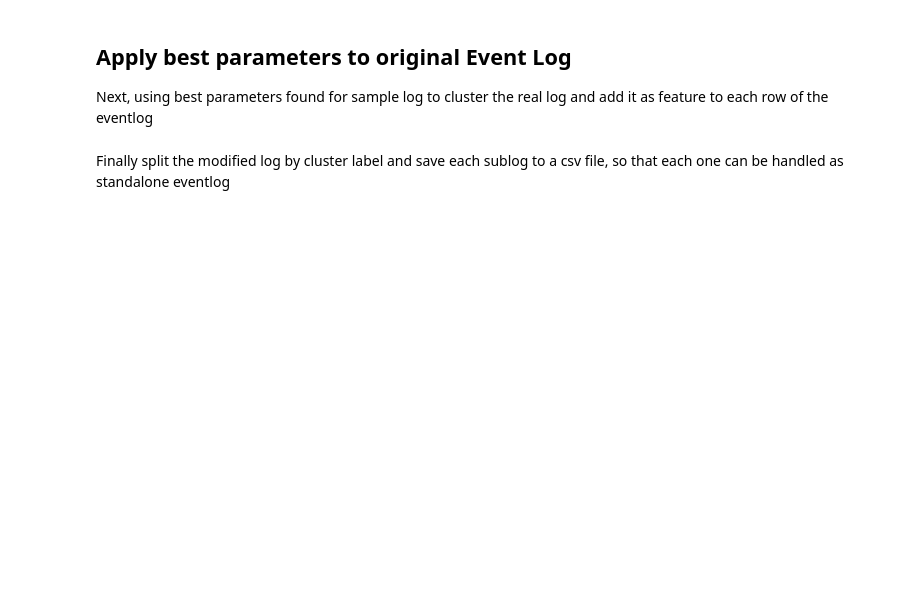
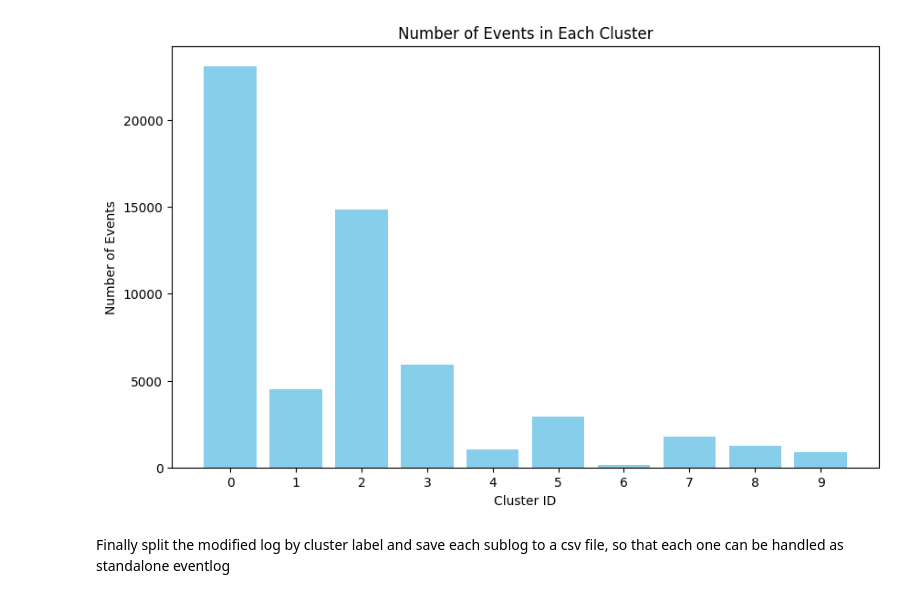
Before and after one commit to collinleiber/LMU_Master_Practical_SoSe24, a Jupyter notebook: practical/ProcessMining/group1/task5/1_basic-approach.ipynb, the cells around one changed output. Cells and saved outputs as stored; diff of their text form; code cells hidden in the pictures; blank space fills up the shorter version.

```diff
--- a/practical/ProcessMining/group1/task5/1_basic-approach.ipynb
+++ b/practical/ProcessMining/group1/task5/1_basic-approach.ipynb
@@ -26,27 +58,28 @@ event_log = utils.import_csv(BASE / "DomesticDeclarations_cleansed.csv")
+# %%
+event_log_sampled = event_log_raw.sample(n=1000)
+
+traces = get_df_by_traces(event_log_sampled)
+
+encoded_log = hot_encode_traces(traces)
 # %%
-# One-hot encode the event log
-one_hot_encoder = OneHotEncoder(sparse_output=False)
-event_log_encoded = one_hot_encoder.fit_transform(event_log[["concept:name"]])
-
-# Sample a subset of the data for faster computation
-sample_indices = np.random.choice(event_log_encoded.shape[0], size=1000, replace=False)
-event_log_sampled = event_log_encoded[sample_indices]
-
 # Apply KMeans clustering with hyperparameter tuning
 param_grid = {
-    'n_clusters': [3, 4, 5, 6, 7, 8, 9, 10],
+    'n_clusters': [5, 6, 7, 8, 9, 10],
     'init': ['k-means++', 'random'],
     'n_init': [10, 15, 20],
-    'max_iter': [300, 400, 500],
+    'max_iter': [100, 200, 300],
 }
 
-def evaluate_model(params, log):
-    k_means = KMeans(**params, random_state=42)
-    cluster_labels = k_means.fit_predict(log)
-    score = silhouette_score(log, cluster_labels)
+net, init, final = heuristics_miner.apply(event_log_sampled)
+score_weights = {"ss": 0.35, "f": 0.25, "p": 0.4}  # {"ss": 0.4, "f": 0.4, "p": 0.2} {"ss": 0.35, "f": 0.5, "p": 0.35}
+
+def evaluate_model(params, _encoded_log):
+    _k_means = KMeans(**params, random_state=42)
+    _cluster = _k_means.fit_predict(_encoded_log)
+    score = custom_metrics(event_log_sampled, _encoded_log, _cluster, net, init, final, score_weights)
     return score, params
 
-results = Parallel(n_jobs=-1)(delayed(evaluate_model)(params, event_log_sampled) for params in ParameterGrid(param_grid))
+results = Parallel(n_jobs=-3)(delayed(evaluate_model)(params, encoded_log) for params in ParameterGrid(param_grid))
 
 best_score, best_params = max(results, key=lambda x: x[0])
 
@@ -77,28 +117,32 @@ Explanation:
-# %% [markdown]
-## Apply best parameters to original Event Log
-
-Next, using best parameters found for sample log to cluster the real log and add it as feature to each row of the eventlog
 # %%
 k_means = KMeans(**best_params, random_state=42)
-event_log['cluster'] = cluster_labels = k_means.fit_predict(event_log_encoded)
-# score = silhouette_score(event_log_encoded, cluster_labels)
+traces = get_df_by_traces(event_log_raw)
+
+encoded_log = hot_encode_traces(traces)
+cluster_labels = k_means.fit_predict(encoded_log)
+
+traces['cluster'] = cluster_labels
+
+event_log = event_log_raw.merge(traces[['case:concept:name', 'cluster']], on='case:concept:name', how='left')
 # %%
 import matplotlib.pyplot as plt
 
 # Split the event log into cluster sublogs
 cluster_sublogs = {}
-for cluster_label in event_log['cluster'].unique():
+for cluster_label in np.unique(event_log['cluster']):
     cluster_sublogs[cluster_label] = event_log[event_log['cluster'] == cluster_label]
 
 # Plotting the result
 cluster_sizes = [len(sublog) for sublog in cluster_sublogs.values()]
 plt.figure(figsize=(10, 6))
 plt.bar(range(len(cluster_sublogs)), cluster_sizes, color='skyblue')
 plt.xlabel('Cluster ID')
 plt.ylabel('Number of Events')
 plt.title('Number of Events in Each Cluster')
 plt.xticks(range(len(cluster_sublogs)), labels=cluster_sublogs.keys())
 plt.show()
+# %% [output]
+[figure, added]
 # %% [markdown]
 Finally split the modified log by cluster label and save each sublog to a csv file, so that each one can be handled as standalone eventlog
 # %%
```
Also changed, not shown: parts of 14 cells of this notebook.
